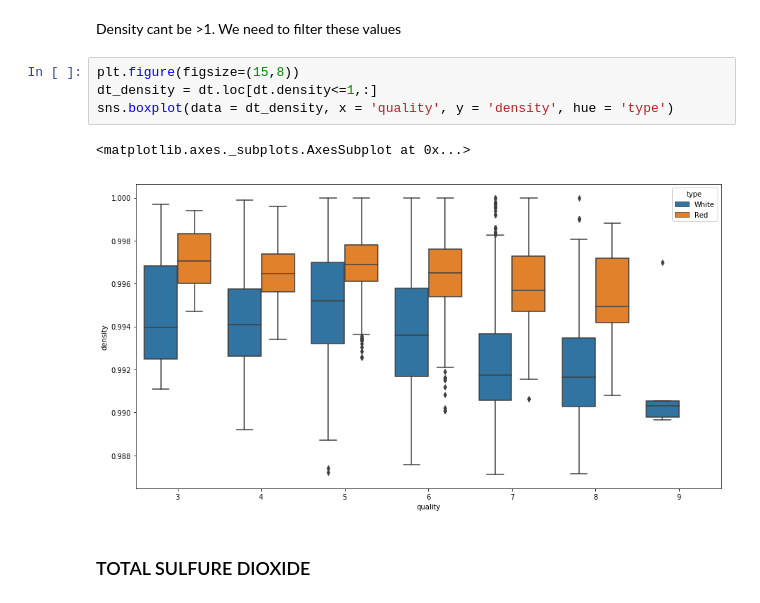
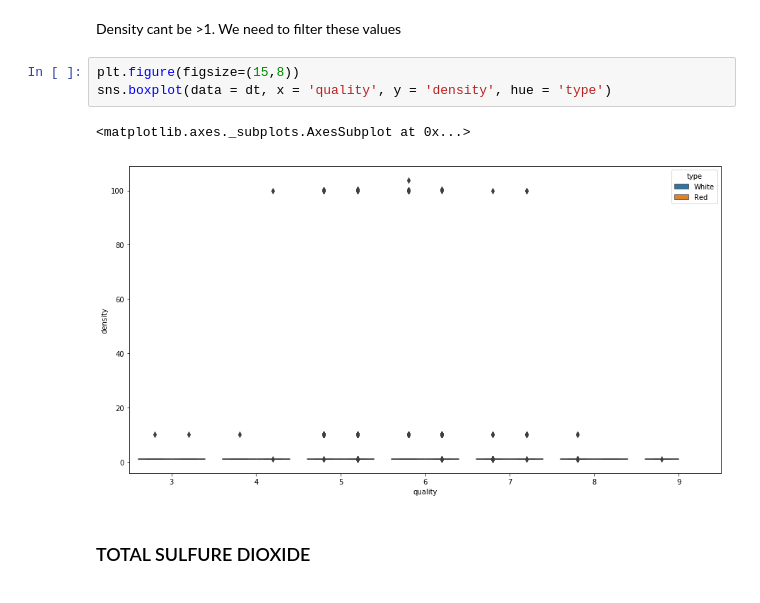
Before and after one commit to louislouisloui/cognitivo, a Jupyter notebook: 00_discovery_data.ipynb, the cells around one changed output. Cells and saved outputs as stored; diff of their text form.

```diff
--- a/00_discovery_data.ipynb
+++ b/00_discovery_data.ipynb
@@ -108,11 +108,10 @@ dt[['density']].describe().T
 Density cant be >1. We need to filter these values
 # %%
 plt.figure(figsize=(15,8))
-dt_density = dt.loc[dt.density<=1,:]
-sns.boxplot(data = dt_density, x = 'quality', y = 'density', hue = 'type')
+sns.boxplot(data = dt, x = 'quality', y = 'density', hue = 'type')
 # %% [output]
 <matplotlib.axes._subplots.AxesSubplot at 0x...>
-[figure, old version]
+[figure, new version]
 # %% [markdown]
 ### TOTAL SULFURE DIOXIDE
 # %%
```
Also changed, not shown: 3 other files.
